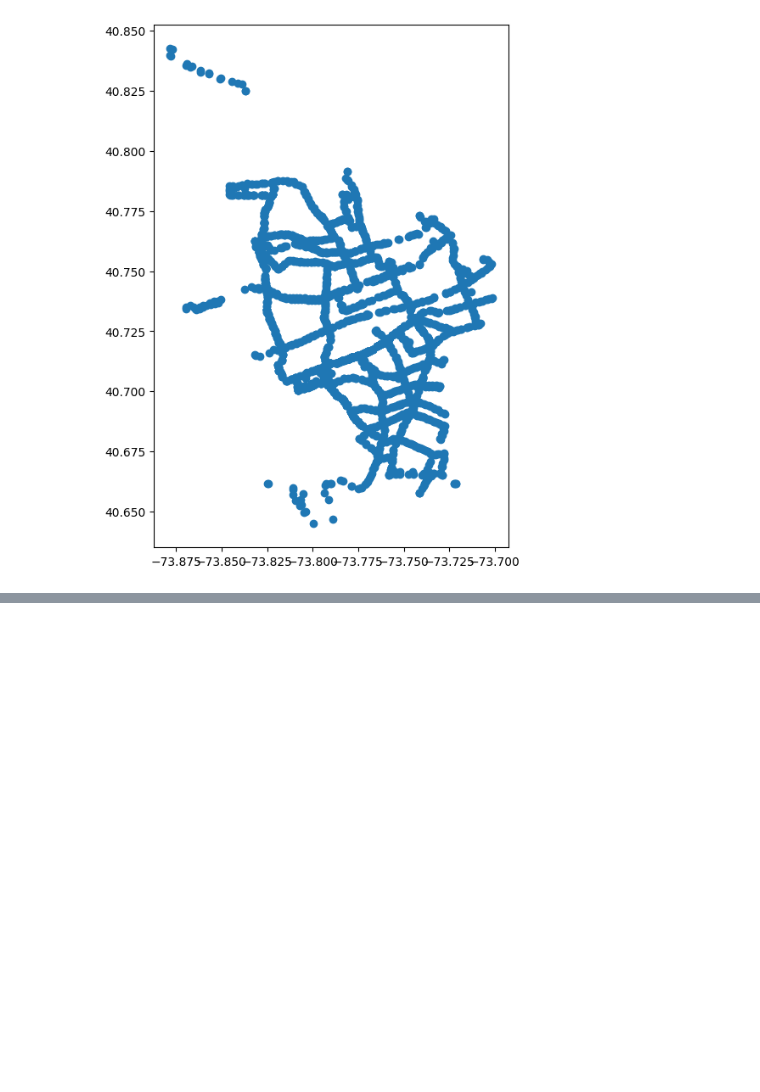
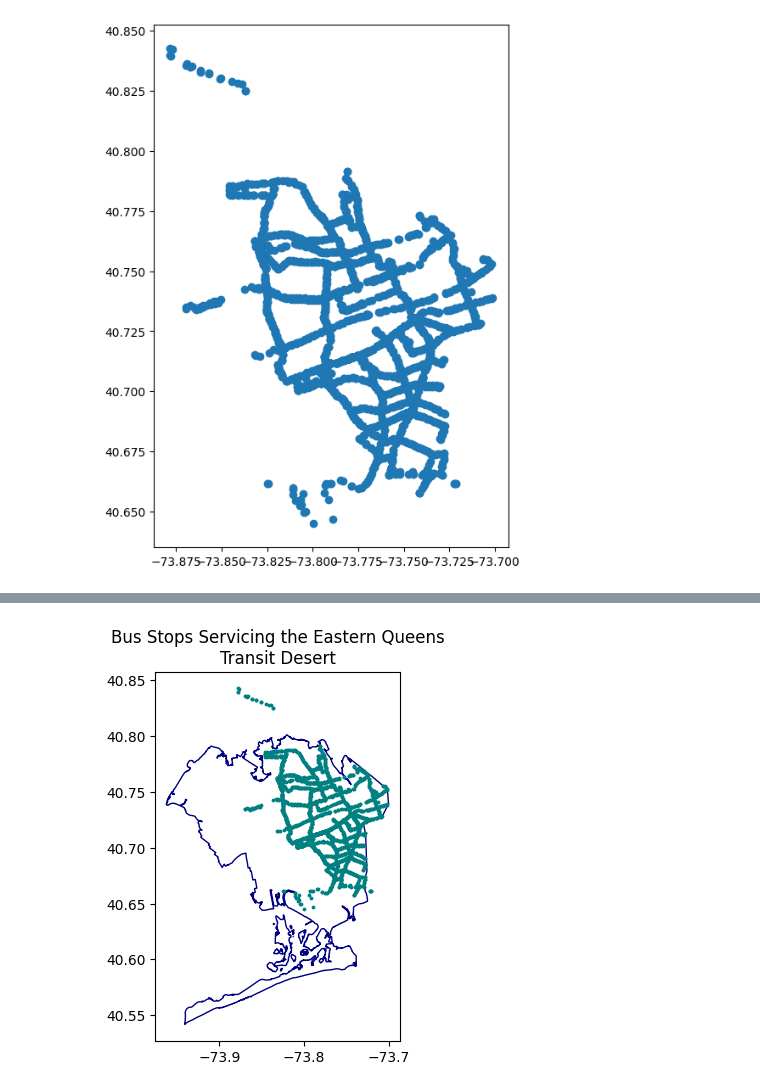
Before and after one commit to dmehta94/project-capstone-transit-inequity-eastern-queens, a Jupyter notebook: code/geopandas_sandbox.ipynb, the cells around one changed output, grey strips where cells are left out. Cells and saved outputs as stored; diff of their text form; code cells hidden in the pictures; blank space fills up the shorter version.

```diff
--- a/code/geopandas_sandbox.ipynb
+++ b/code/geopandas_sandbox.ipynb
@@ -70,3 +85,8 @@ stops_gdf.plot(ax = ax)
 plt.savefig('../images/east_queens_bus_map.png', dpi = 300)
 # %% [output]
 [figure]
+# %%
+# Load NYC borough boundaries
+nyc_boundaries = gpd.read_file('../data/borough_boundaries.geojson')
+
+nyc_boundaries
@@ -72,0 +108,12 @@ plt.savefig('../images/east_queens_bus_map.png', dpi = 300)
+# %%
+# Filter to Queens
+queens_boundaries = nyc_boundaries[nyc_boundaries['boro_name'] == 'Queens']
+
+# Plot stops on a map
+base_layer = queens_boundaries.plot(color = 'white', edgecolor = 'navy')
+stops_gdf.plot(ax = base_layer, color = 'teal', markersize = 3)
+plt.title("Bus Stops Servicing the Eastern Queens\nTransit Desert")
+plt.savefig('../images/east_queens_overlay.png', dpi = 300)
+plt.show();
+# %% [output]
+[figure, added]
```
Also changed, not shown: parts of 9 cells of this notebook, 28 other files.
